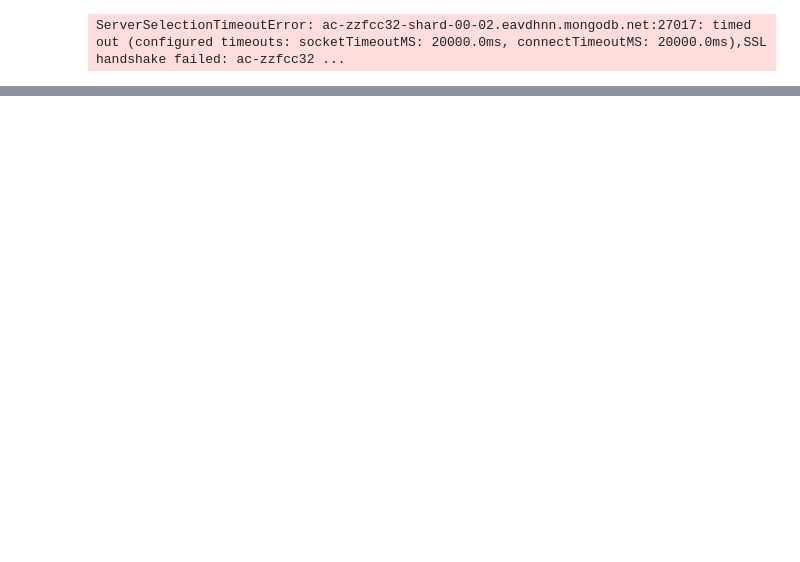
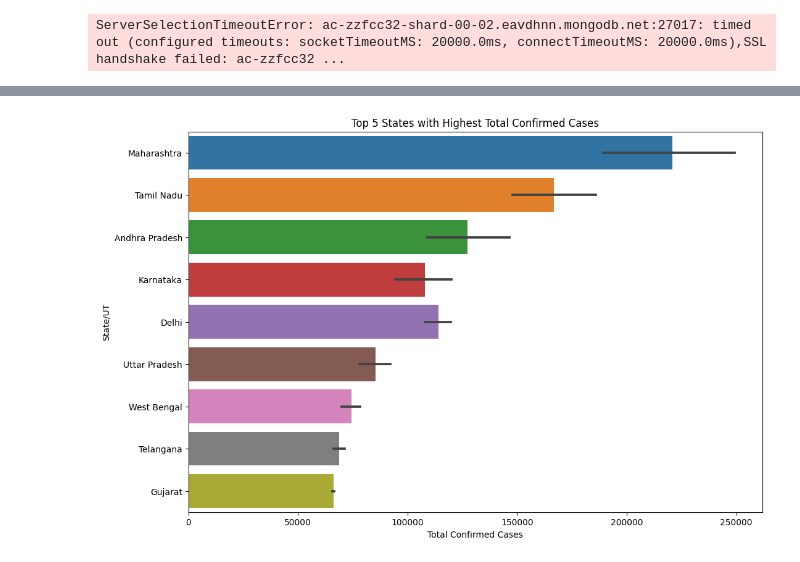
Before and after one commit to SahillMulani/Database-and-Analytics-Programming-Project, a Jupyter notebook: x22234144/COVID ETL.ipynb, the cells around one changed output, grey strips where cells are left out. Cells and saved outputs as stored; diff of their text form; code cells hidden in the pictures; blank space fills up the shorter version.

```diff
--- a/x22234144/COVID ETL.ipynb
+++ b/x22234144/COVID ETL.ipynb
@@ -28,0 +129,24 @@ ServerSelectionTimeoutError: ac-zzfcc32-shard-00-02.eavdhnn.mongodb.net:27017: t
+# %%
+import pandas as pd
+import matplotlib.pyplot as plt
+import seaborn as sns
+
+# Assuming you have a DataFrame df with the specified columns
+# Example DataFrame:
+# df = ...
+
+# Sort the DataFrame by Total Confirmed cases in descending order
+df_sorted = df.sort_values(by='Total Confirmed cases', ascending=False)
+
+# Select the top 5 states
+top_5_states = df_sorted.head(200)
+
+# Bar plot for the top 5 states with highest total confirmed cases
+plt.figure(figsize=(12, 8))
+sns.barplot(x='Total Confirmed cases', y='Name of State / UT', data=top_5_states)
+plt.title('Top 5 States with Highest Total Confirmed Cases')
+plt.xlabel('Total Confirmed Cases')
+plt.ylabel('State/UT')
+plt.show()
+# %% [output]
+[figure, added]
```
Also changed, not shown: parts of 3 cells of this notebook, 4 other files.
